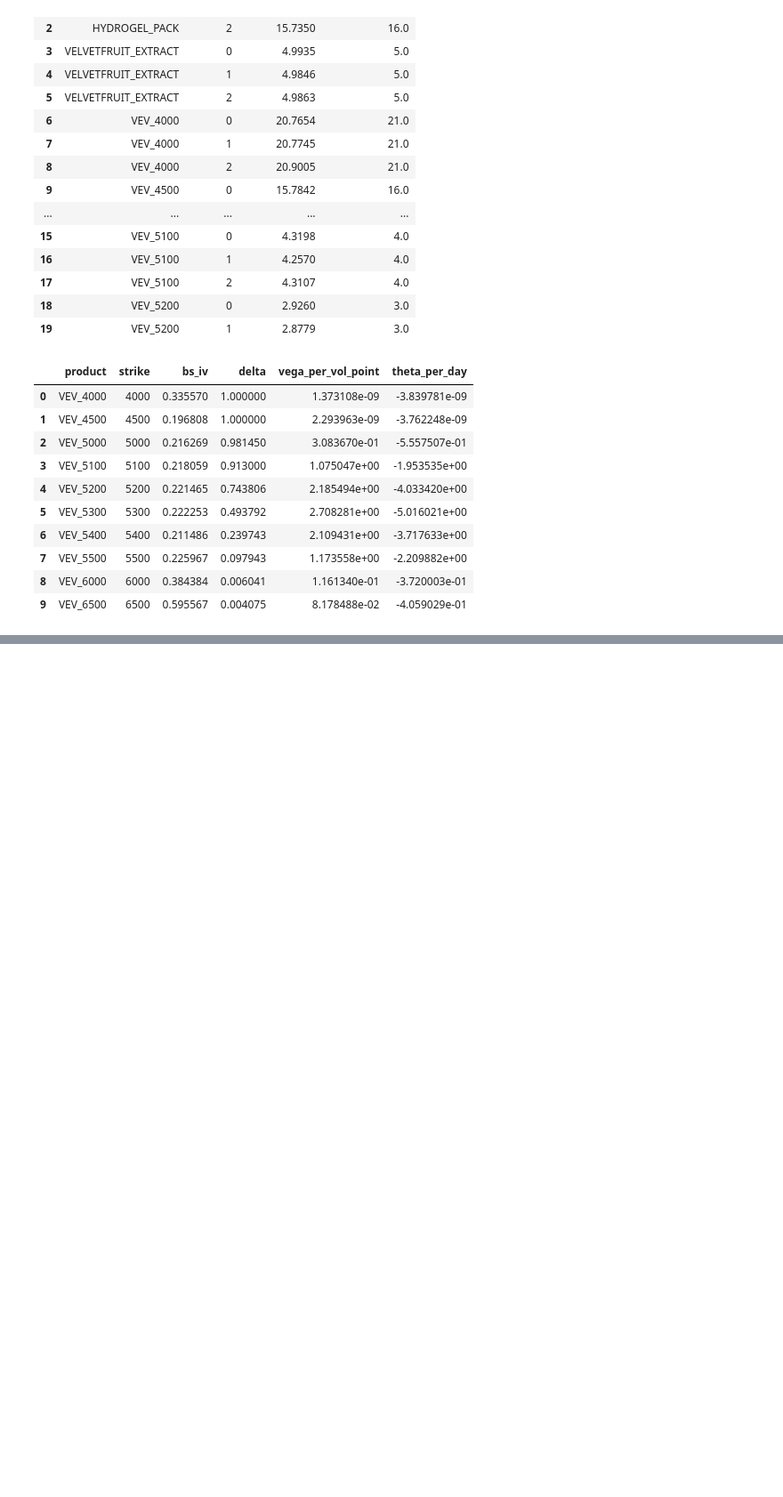
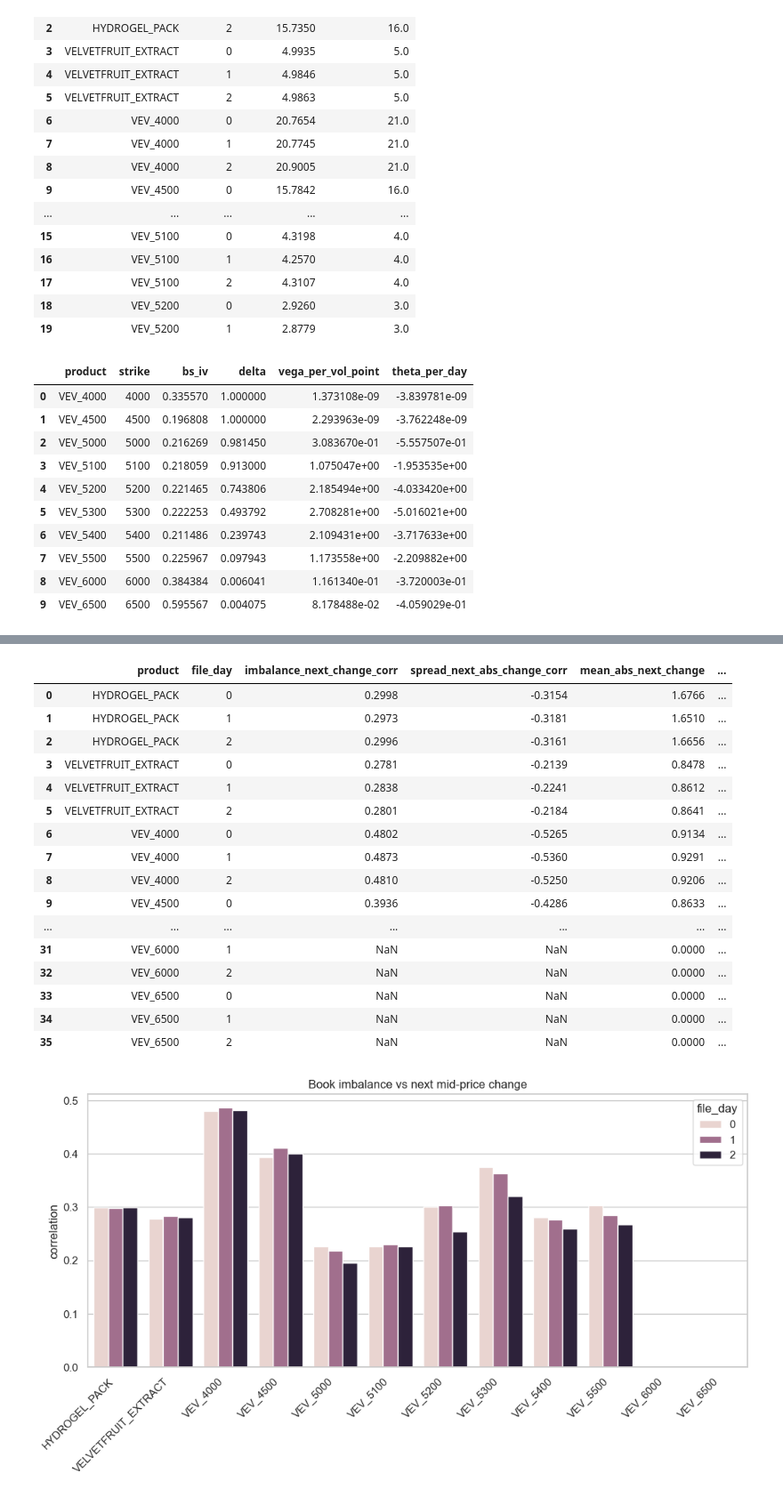
Before and after one commit to Pedro105/Prosperity4, a Jupyter notebook: Data_Exploration/EDA_round3.ipynb, the cells around one changed output, grey strips where cells are left out. Shown at 89% size. Drawn from its saved outputs; the diff is of its cells as text; code cells hidden in the pictures; blank space fills up the shorter version.

```diff
--- a/Data_Exploration/EDA_round3.ipynb
+++ b/Data_Exploration/EDA_round3.ipynb
@@ -925,0 +1157,78 @@ No strike/day buckets breached the >2% threshold. Closest candidates are shown i
+# %%
+signal_rows = []
+
+for product, group in pattern_prices[pattern_prices["product"].isin(ALL_PRODUCTS)].groupby("product"):
+    for file_day, day_group in group.groupby("file_day"):
+        day_group = day_group.sort_values("timestamp").copy()
+        day_group["mid_change_next"] = day_group["mid_price"].shift(-1) - day_group["mid_price"]
+        day_group["abs_mid_change_next"] = day_group["mid_change_next"].abs()
+        clean = day_group.dropna(subset=["book_imbalance", "mid_change_next", "spread"])
+        if clean.empty:
+            continue
+        signal_rows.append(
+            {
+                "product": product,
+                "file_day": file_day,
+                "imbalance_next_change_corr": clean["book_imbalance"].corr(clean["mid_change_next"]),
+                "spread_next_abs_change_corr": clean["spread"].corr(clean["abs_mid_change_next"]),
+                "mean_abs_next_change": clean["abs_mid_change_next"].mean(),
+                "median_abs_next_change": clean["abs_mid_change_next"].median(),
+            }
+        )
+
+signal_summary = pd.DataFrame(signal_rows).sort_values(["product", "file_day"])
+display(signal_summary.round(4))
+
+plt.figure(figsize=(12, 5))
+sns.barplot(data=signal_summary, x="product", y="imbalance_next_change_corr", hue="file_day")
+plt.axhline(0, color="black", linewidth=1)
+plt.xticks(rotation=45, ha="right")
+plt.title("Book imbalance vs next mid-price change")
+plt.ylabel("correlation")
+plt.xlabel("")
+plt.show()
+
+trade_intensity = pattern_trades.groupby(["file_day", "symbol", "timestamp"], as_index=False)["quantity"].sum()
+price_changes = pattern_prices[["file_day", "product", "timestamp", "mid_price"]].copy()
+price_changes["mid_change_abs"] = price_changes.groupby(["file_day", "product"])["mid_price"].diff().abs()
+price_volume = price_changes.merge(
+    trade_intensity,
+    left_on=["file_day", "product", "timestamp"],
+    right_on=["file_day", "symbol", "timestamp"],
+    how="left",
+)
+price_volume["quantity"] = price_volume["quantity"].fillna(0)
+
+volume_rows = []
+for (product, file_day), frame in price_volume.groupby(["product", "file_day"]):
+    volume_rows.append(
+        {
+            "product": product,
+            "file_day": file_day,
+            "trade_volume_abs_move_corr": frame["quantity"].corr(frame["mid_change_abs"]),
+            "volume_on_move_ticks": frame.loc[frame["mid_change_abs"] > 0, "quantity"].mean(),
+            "volume_on_flat_ticks": frame.loc[frame["mid_change_abs"] == 0, "quantity"].mean(),
+        }
+    )
+
+volume_move_summary = pd.DataFrame(volume_rows).sort_values(["product", "file_day"])
+display(volume_move_summary.round(4))
+# %% [output]
+|  | product | file_day | imbalance_next_change_corr | spread_next_abs_change_corr | mean_abs_next_change | ... |
+| 0 | HYDROGEL_PACK | 0 | 0.2998 | -0.3154 | 1.6766 | ... |
+| 1 | HYDROGEL_PACK | 1 | 0.2973 | -0.3181 | 1.6510 | ... |
+| 2 | HYDROGEL_PACK | 2 | 0.2996 | -0.3161 | 1.6656 | ... |
+| 3 | VELVETFRUIT_EXTRACT | 0 | 0.2781 | -0.2139 | 0.8478 | ... |
+| 4 | VELVETFRUIT_EXTRACT | 1 | 0.2838 | -0.2241 | 0.8612 | ... |
+| 5 | VELVETFRUIT_EXTRACT | 2 | 0.2801 | -0.2184 | 0.8641 | ... |
+| 6 | VEV_4000 | 0 | 0.4802 | -0.5265 | 0.9134 | ... |
+| 7 | VEV_4000 | 1 | 0.4873 | -0.5360 | 0.9291 | ... |
+| 8 | VEV_4000 | 2 | 0.4810 | -0.5250 | 0.9206 | ... |
+| 9 | VEV_4500 | 0 | 0.3936 | -0.4286 | 0.8633 | ... |
+| ... | ... | ... | ... | ... | ... | ... |
+| 31 | VEV_6000 | 1 | NaN | NaN | 0.0000 | ... |
+| 32 | VEV_6000 | 2 | NaN | NaN | 0.0000 | ... |
+| 33 | VEV_6500 | 0 | NaN | NaN | 0.0000 | ... |
+| 34 | VEV_6500 | 1 | NaN | NaN | 0.0000 | ... |
+| 35 | VEV_6500 | 2 | NaN | NaN | 0.0000 | ... |
+[figure, added]
```
Also changed, not shown: parts of 13 cells of this notebook, 2 other files.
